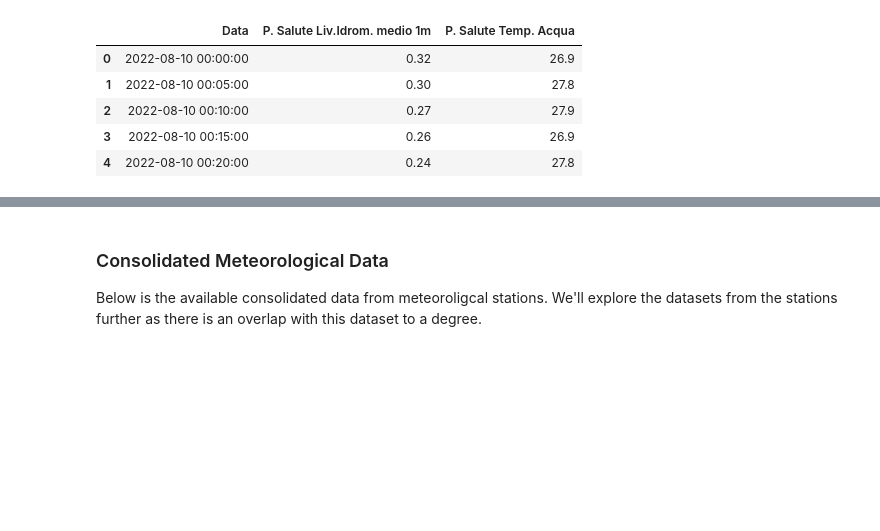
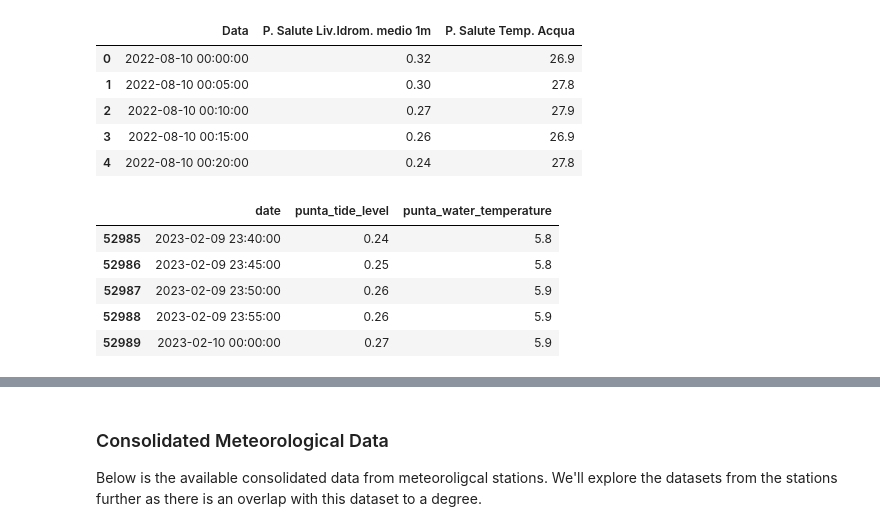
Before and after one commit to cyrilmichino/venice-meteo-analysis, a Jupyter notebook: tidy_data_notebook.ipynb, the cells around one changed output, grey strips where cells are left out. Saved outputs shown, nothing was run; the diff lists cells and outputs as text; code cells hidden in the pictures; blank space fills up the shorter version.

Commit message:
Punta Salute Data Conslidation

```diff
--- a/tidy_data_notebook.ipynb
+++ b/tidy_data_notebook.ipynb
@@ -635,3 +635,15 @@ punta_station.head()
 | 2 | 2022-08-10 00:10:00 | 0.27 | 27.9 |
 | 3 | 2022-08-10 00:15:00 | 0.26 | 26.9 |
 | 4 | 2022-08-10 00:20:00 | 0.24 | 27.8 |
+# %%
+punta_station.rename(columns={'Data':'date','P. Salute Liv.Idrom. medio 1m':'punta_tide_level','P. Salute Temp. Acqua':'punta_water_temperature'}, inplace=True) #Transalte column names to English
+punta_station['date'] = pd.to_datetime(punta_station.date) #Convert the date column into a datetime object
+
+punta_station.tail()
+# %% [output]
+|  | date | punta_tide_level | punta_water_temperature |
+| 52985 | 2023-02-09 23:40:00 | 0.24 | 5.8 |
+| 52986 | 2023-02-09 23:45:00 | 0.25 | 5.8 |
+| 52987 | 2023-02-09 23:50:00 | 0.26 | 5.9 |
+| 52988 | 2023-02-09 23:55:00 | 0.26 | 5.9 |
+| 52989 | 2023-02-10 00:00:00 | 0.27 | 5.9 |
```
Also changed, not shown: parts of 4 cells of this notebook.
